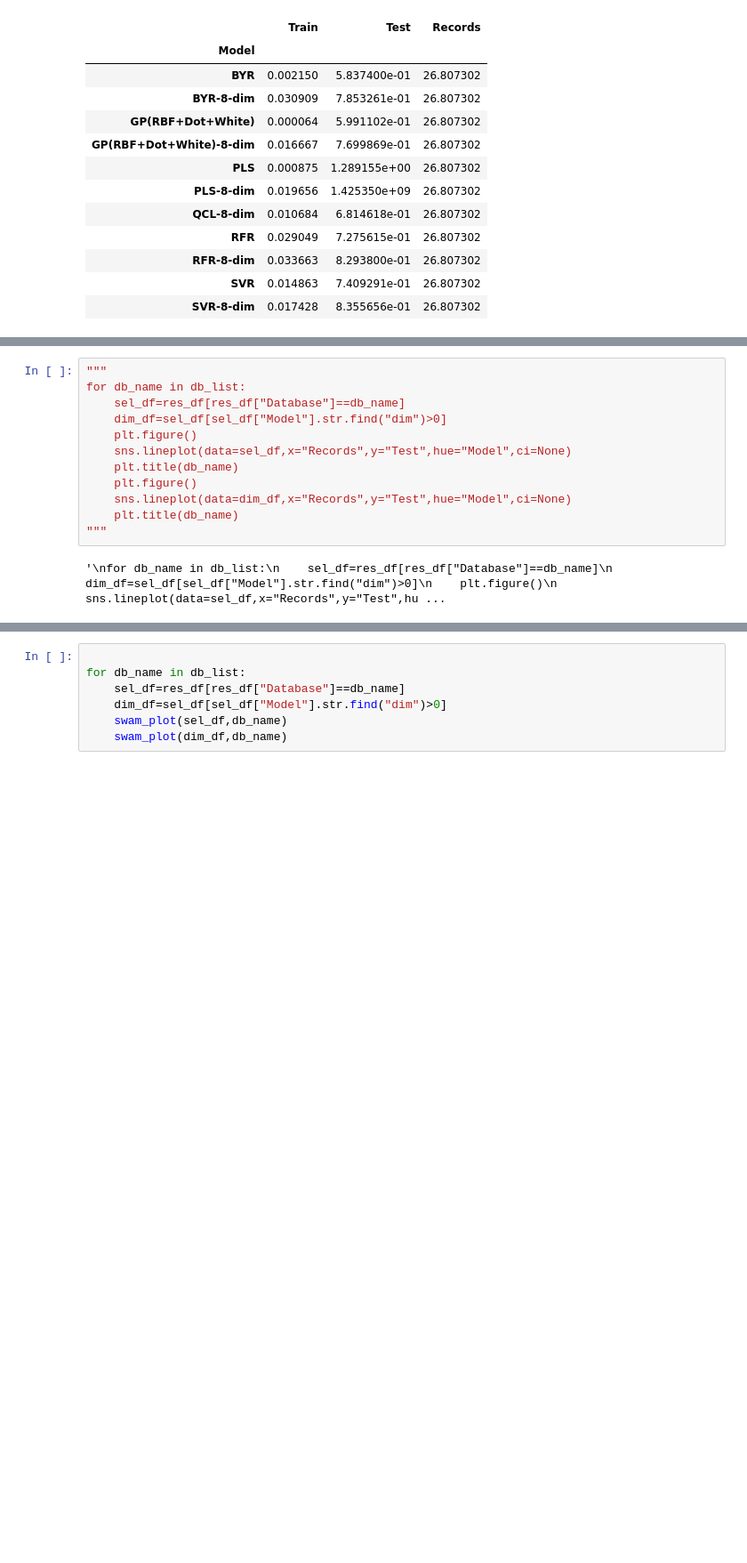
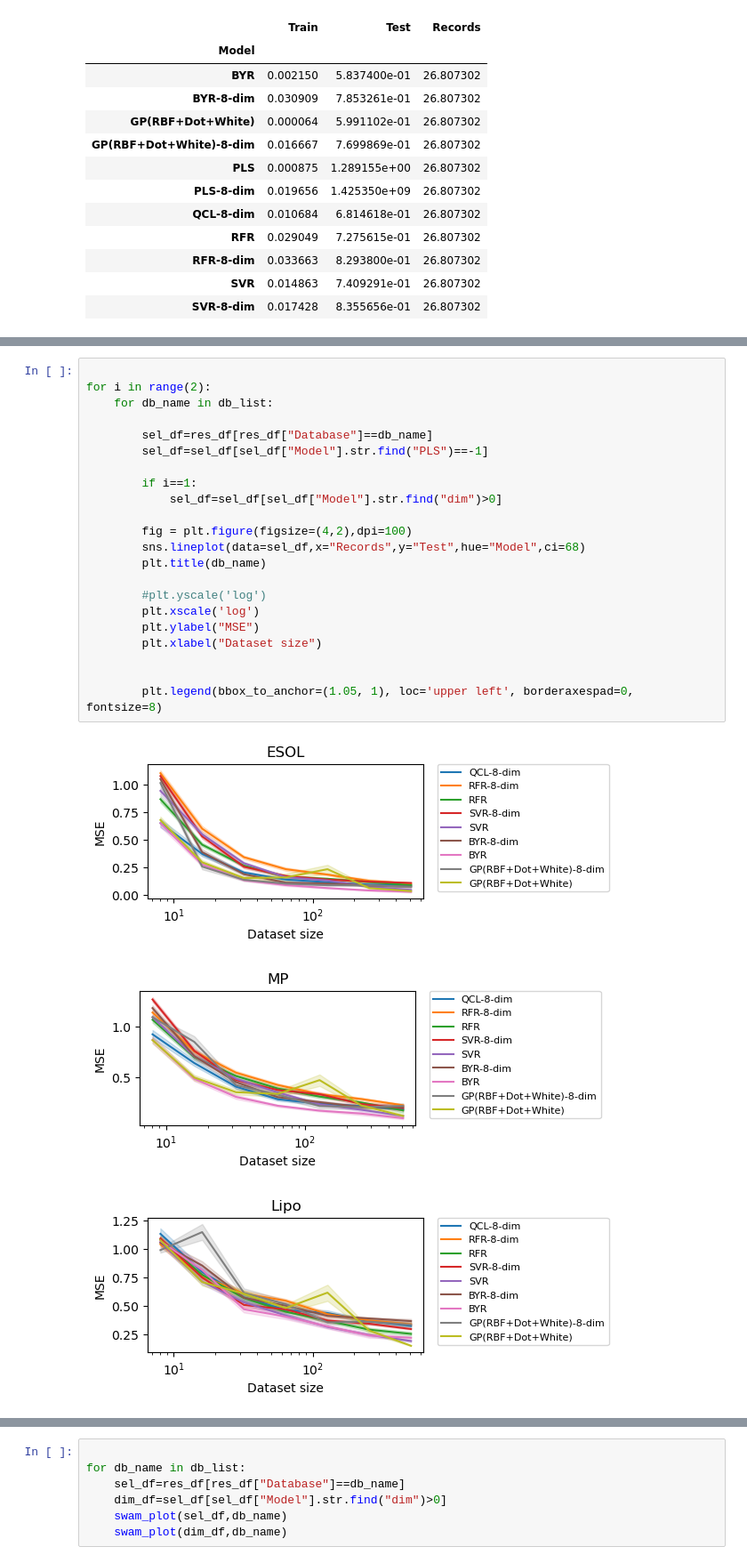
Before and after one commit to KanHatakeyama/qcl, a Jupyter notebook: regressions/Chem_anal.ipynb, the cells around one changed output, grey strips where cells are left out. Shown at 89% size. Drawn from its saved outputs; the diff is of its cells as text; blank space fills up the shorter version.

```diff
--- a/regressions/Chem_anal.ipynb
+++ b/regressions/Chem_anal.ipynb
@@ -52,14 +52,26 @@ db_list
 # %%
-"""
-for db_name in db_list:
-    sel_df=res_df[res_df["Database"]==db_name]
-    dim_df=sel_df[sel_df["Model"].str.find("dim")>0]
-    plt.figure()
-    sns.lineplot(data=sel_df,x="Records",y="Test",hue="Model",ci=None)
-    plt.title(db_name)
-    plt.figure()
-    sns.lineplot(data=dim_df,x="Records",y="Test",hue="Model",ci=None)
-    plt.title(db_name)
-"""
+
+for i in range(2):
+    for db_name in db_list:
+
+        sel_df=res_df[res_df["Database"]==db_name]
+        sel_df=sel_df[sel_df["Model"].str.find("PLS")==-1]
+
+        if i==1:
+            sel_df=sel_df[sel_df["Model"].str.find("dim")>0]
+
+        fig = plt.figure(figsize=(4,2),dpi=100)
+        sns.lineplot(data=sel_df,x="Records",y="Test",hue="Model",ci=68)
+        plt.title(db_name)
+
+        #plt.yscale('log')
+        plt.xscale('log')
+        plt.ylabel("MSE")
+        plt.xlabel("Dataset size")
+
+
+        plt.legend(bbox_to_anchor=(1.05, 1), loc='upper left', borderaxespad=0, fontsize=8)
 # %% [output]
-'\nfor db_name in db_list:\n    sel_df=res_df[res_df["Database"]==db_name]\n    dim_df=sel_df[sel_df["Model"].str.find("dim")>0]\n    plt.figure()\n    sns.lineplot(data=sel_df,x="Records",y="Test",hu ...
+[figure, added]
+[figure, added]
+[figure, added]
```
Also changed, not shown: parts of 4 cells of this notebook.
